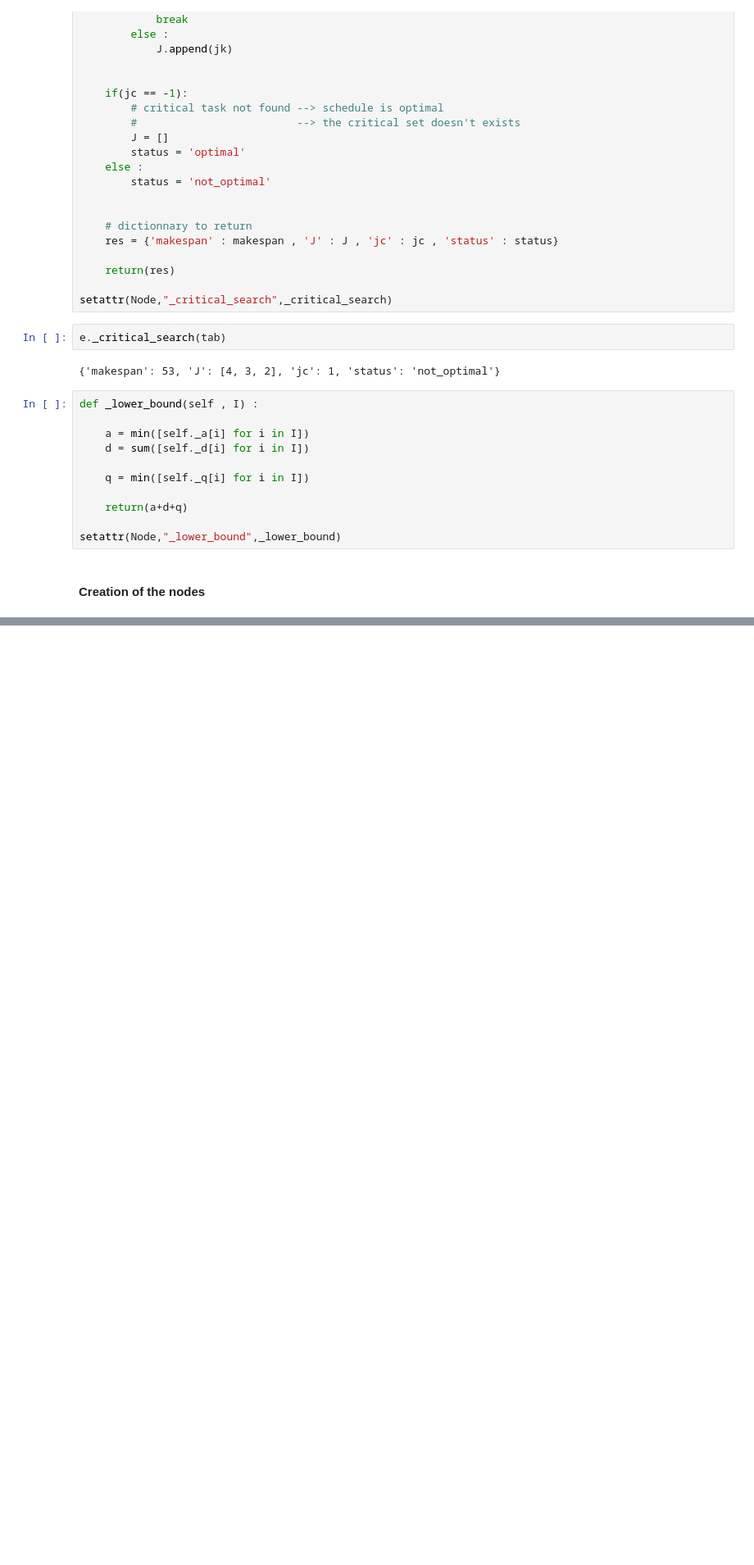
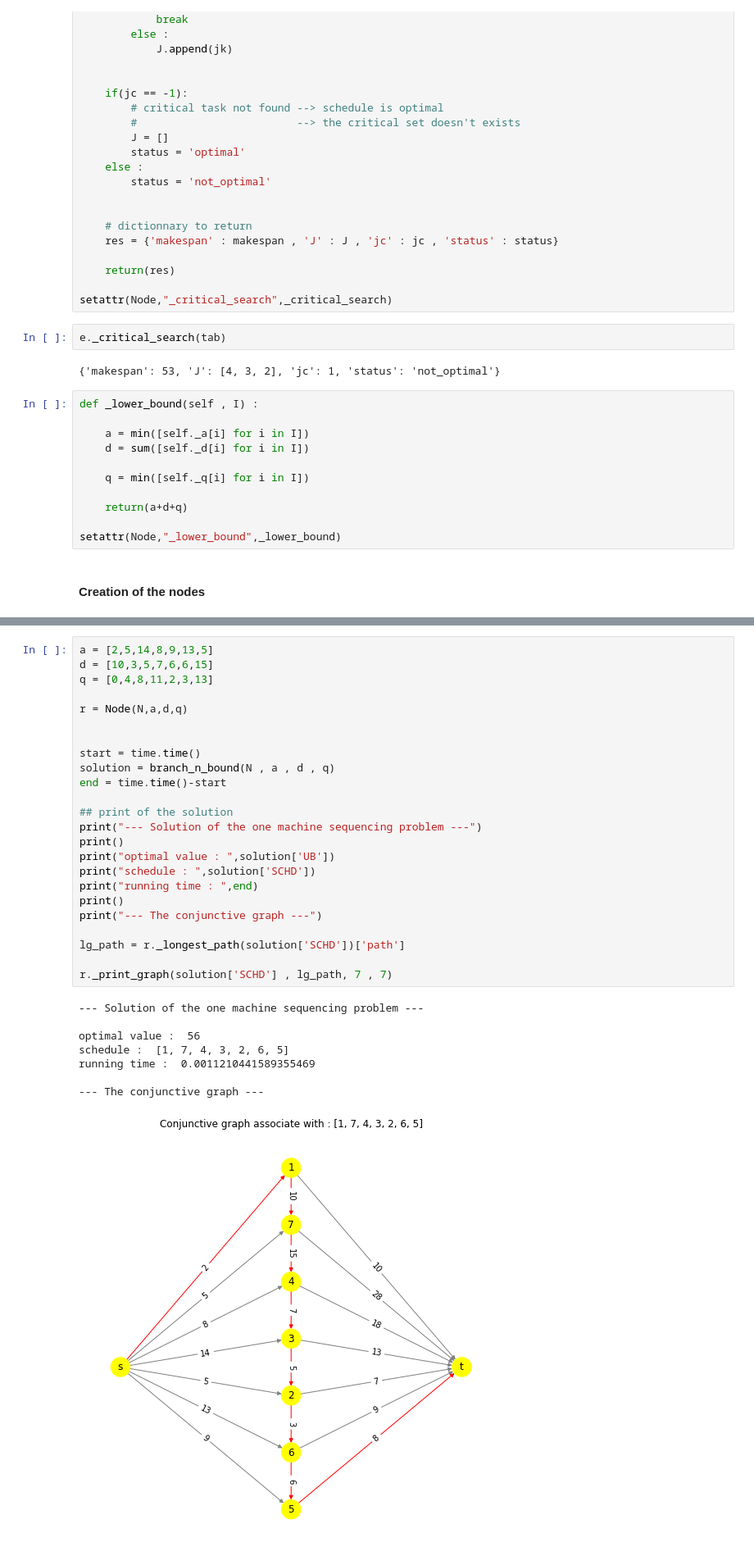
Before and after one commit to lolofo/ro_project_4gm, a Jupyter notebook: Node/prog_node.ipynb, the cells around one changed output, grey strips where cells are left out. Shown: that part at 82% size. Drawn from its saved outputs; the diff is of its cells as text; blank space fills up the shorter version.

```diff
--- a/Node/prog_node.ipynb
+++ b/Node/prog_node.ipynb
@@ -569,0 +697,33 @@ branch_n_bound(N , a , d , q)
+# %%
+a = [2,5,14,8,9,13,5]
+d = [10,3,5,7,6,6,15]
+q = [0,4,8,11,2,3,13]
+
+r = Node(N,a,d,q)
+
+
+start = time.time()
+solution = branch_n_bound(N , a , d , q)
+end = time.time()-start
+
+## print of the solution
+print("--- Solution of the one machine sequencing problem ---")
+print()
+print("optimal value : ",solution['UB'])
+print("schedule : ",solution['SCHD'])
+print("running time : ",end)
+print()
+print("--- The conjunctive graph ---")
+
+lg_path = r._longest_path(solution['SCHD'])['path']
+
+r._print_graph(solution['SCHD'] , lg_path, 7 , 7)
+# %% [output]
+--- Solution of the one machine sequencing problem ---
+
+optimal value :  56
+schedule :  [1, 7, 4, 3, 2, 6, 5]
+running time :  0.0011210441589355469
+
+--- The conjunctive graph ---
+[figure, added]
```
Also changed, not shown: parts of 14 cells of this notebook.
